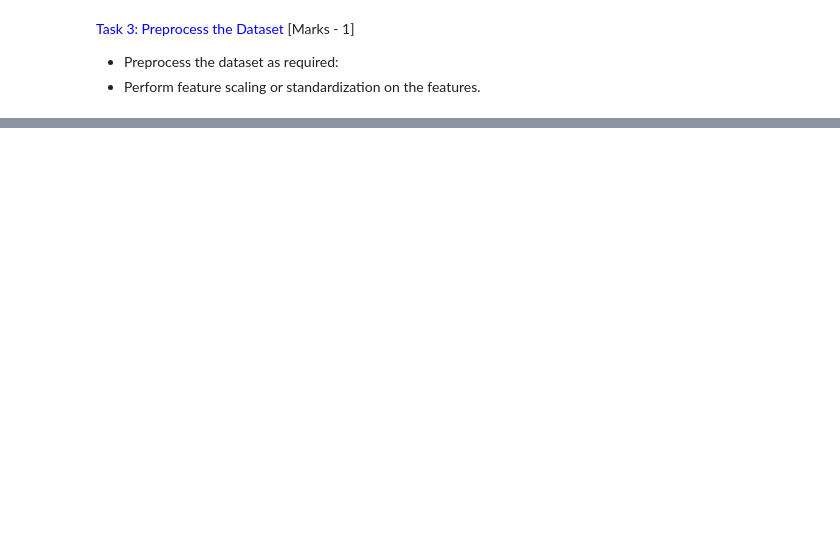
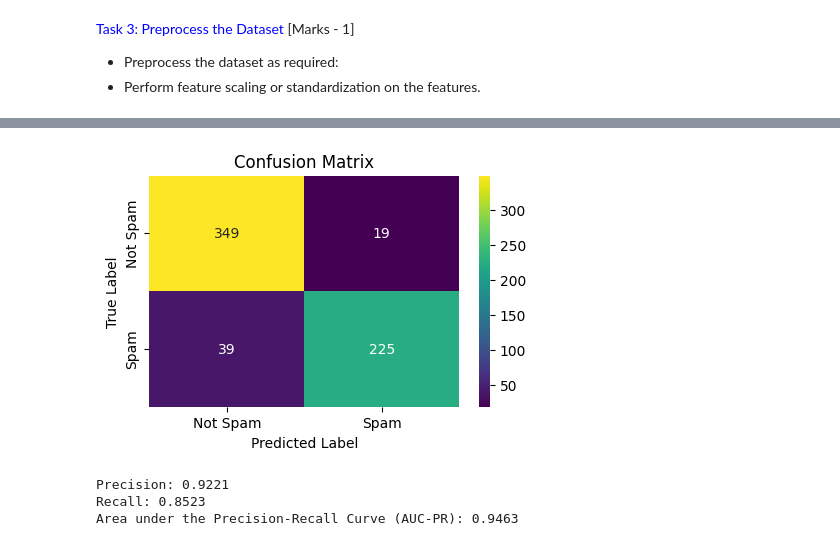
Before and after one commit to NehaKumari500092077/Machine-Learning-Lab, a Jupyter notebook: Session3_Assignments.ipynb, the cells around one changed output, grey strips where cells are left out. Cells and saved outputs as stored; diff of their text form; code cells hidden in the pictures; blank space fills up the shorter version.

```diff
--- a/Session3_Assignments.ipynb
+++ b/Session3_Assignments.ipynb
@@ -148,0 +169,4 @@ dataset.dropna(inplace=True)
+# %%
+#Split the data into training, validation and test set
+X_train, X_temp, Y_train, Y_temp = train_test_split(x_scaled_df, y, test_size = 0.3, random_state = 42)
+X_val, X_test, Y_val, Y_test = train_test_split(X_temp, Y_temp, test_size = 0.5, random_state = 42)
@@ -148,0 +233,9 @@ dataset.dropna(inplace=True)
+# %%
+ #train the model
+scratch_model = ScratchLogisticRegression(learning_rate=0.01, lamda=0.1, iterations=1000)
+scratch_model.fit(X_train, Y_train)
+
+#predict on validation set
+y_val_pred = scratch_model.predict(X_val)
+accuracy = accuracy_score(Y_val, y_val_pred)
+print("Accuracy: ", accuracy)
@@ -148,0 +280,38 @@ dataset.dropna(inplace=True)
+# %%
+#train the model on best value of hyperparameter
+scratch_model = ScratchLogisticRegression(learning_rate=0.1, lamda=1, iterations=1000)
+scratch_model.fit(X_train, Y_train)
+
+#predict on Test set
+y_test_pred = scratch_model.predict(X_test)
+
+#compute confusion matrix
+confusionMatrix_scratch = confusion_matrix(Y_test, y_test_pred)
+
+#plot confusion matrix
+plt.figure(figsize=(5, 3))
+sns.heatmap(confusionMatrix_scratch, annot=True, fmt='d', cmap='viridis',
+            xticklabels=['Not Spam', 'Spam'], yticklabels=['Not Spam', 'Spam'])
+plt.xlabel('Predicted Label')
+plt.ylabel('True Label')
+plt.title('Confusion Matrix')
+plt.show()
+
+#compute precision
+precision_scratch = precision_score(Y_test, y_test_pred)
+print(f"Precision: {precision_scratch:.4f}")
+
+#compute recall
+recall_scratch = recall_score(Y_test, y_test_pred)
+print(f"Recall: {recall_scratch:.4f}")
+
+#Area under the Precision-Recall Curve (AUC-PR)
+y_test_probabilities_scratch = scratch_model.sigmoid_fun(np.dot(X_test, scratch_model.weights))
+
+auc_pr_scratch = average_precision_score(Y_test, y_test_probabilities_scratch)
+print(f"Area under the Precision-Recall Curve (AUC-PR): {auc_pr_scratch:.4f}")
+# %% [output]
+[figure, added]
+Precision: 0.9221
+Recall: 0.8523
+Area under the Precision-Recall Curve (AUC-PR): 0.9463
```
Also changed, not shown: parts of 25 cells of this notebook.
